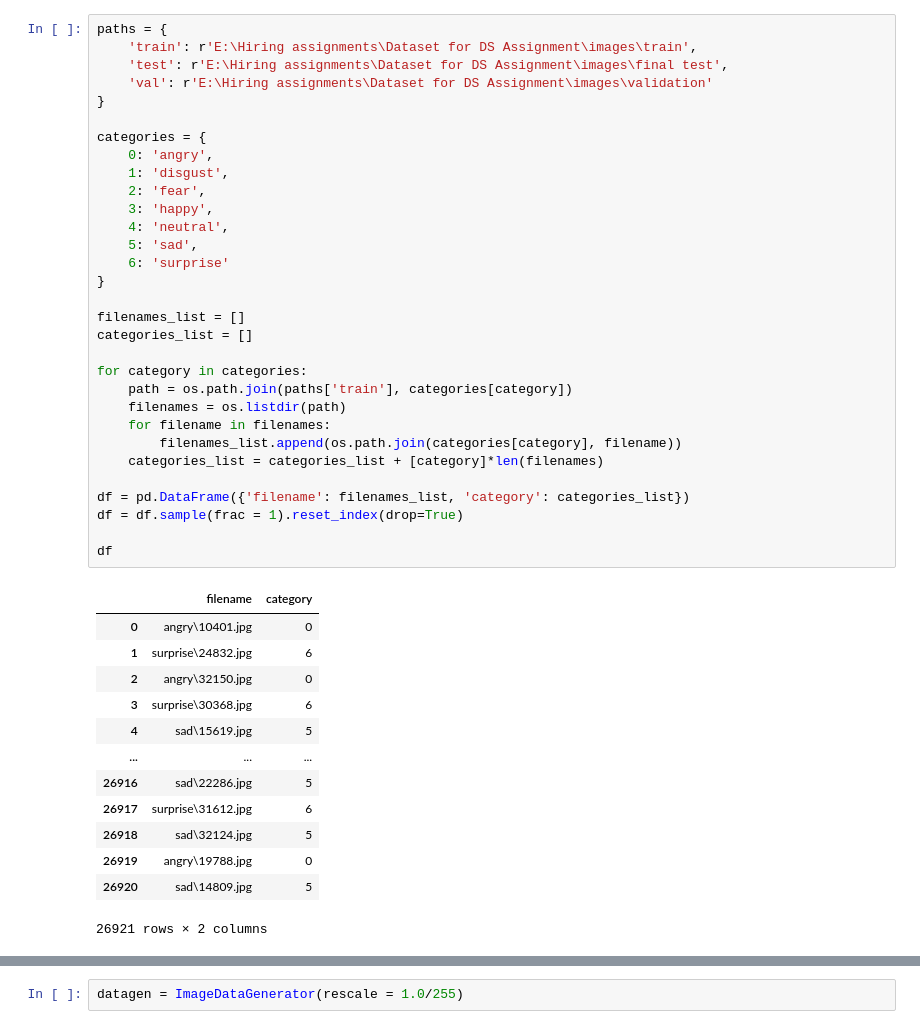
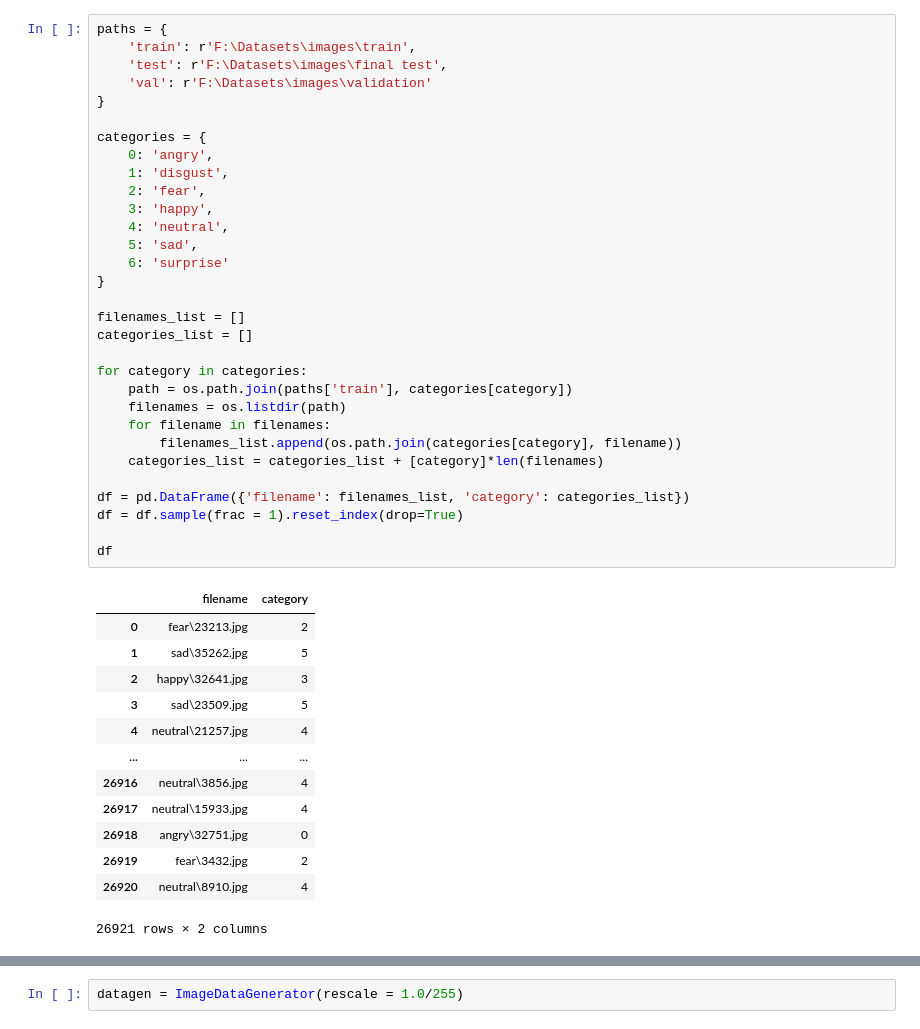
Before and after one commit to bumpansy/WiserStack-Assignment, a Jupyter notebook: model.ipynb, the cells around one changed output, grey strips where cells are left out. Cells and saved outputs as stored; diff of their text form.

```diff
--- a/model.ipynb
+++ b/model.ipynb
@@ -11,47 +13,47 @@ from sklearn.metrics import classification_report, confusion_matrix
 # %%
 paths = {
-    'train': r'E:\Hiring assignments\Dataset for DS Assignment\images\train',
-    'test': r'E:\Hiring assignments\Dataset for DS Assignment\images\final test',
-    'val': r'E:\Hiring assignments\Dataset for DS Assignment\images\validation'
+    'train': r'F:\Datasets\images\train',
+    'test': r'F:\Datasets\images\final test',
+    'val': r'F:\Datasets\images\validation'
 }
 
 categories = {
     0: 'angry',
     1: 'disgust',
     2: 'fear',
     3: 'happy',
     4: 'neutral',
     5: 'sad',
     6: 'surprise'
 }
 
 filenames_list = []
 categories_list = []
 
 for category in categories:
     path = os.path.join(paths['train'], categories[category])
     filenames = os.listdir(path)
     for filename in filenames:
         filenames_list.append(os.path.join(categories[category], filename))
     categories_list = categories_list + [category]*len(filenames)
 
 df = pd.DataFrame({'filename': filenames_list, 'category': categories_list})
 df = df.sample(frac = 1).reset_index(drop=True)
 
 df
 # %% [output]
 |  | filename | category |
-| 0 | angry\10401.jpg | 0 |
-| 1 | surprise\24832.jpg | 6 |
-| 2 | angry\32150.jpg | 0 |
-| 3 | surprise\30368.jpg | 6 |
-| 4 | sad\15619.jpg | 5 |
+| 0 | fear\23213.jpg | 2 |
+| 1 | sad\35262.jpg | 5 |
+| 2 | happy\32641.jpg | 3 |
+| 3 | sad\23509.jpg | 5 |
+| 4 | neutral\21257.jpg | 4 |
 | ... | ... | ... |
-| 26916 | sad\22286.jpg | 5 |
-| 26917 | surprise\31612.jpg | 6 |
-| 26918 | sad\32124.jpg | 5 |
-| 26919 | angry\19788.jpg | 0 |
-| 26920 | sad\14809.jpg | 5 |
+| 26916 | neutral\3856.jpg | 4 |
+| 26917 | neutral\15933.jpg | 4 |
+| 26918 | angry\32751.jpg | 0 |
+| 26919 | fear\3432.jpg | 2 |
+| 26920 | neutral\8910.jpg | 4 |
 26921 rows × 2 columns
 # %%
 plt.figure(figsize=(40,40))
```
Also changed, not shown: parts of 7 cells of this notebook.
